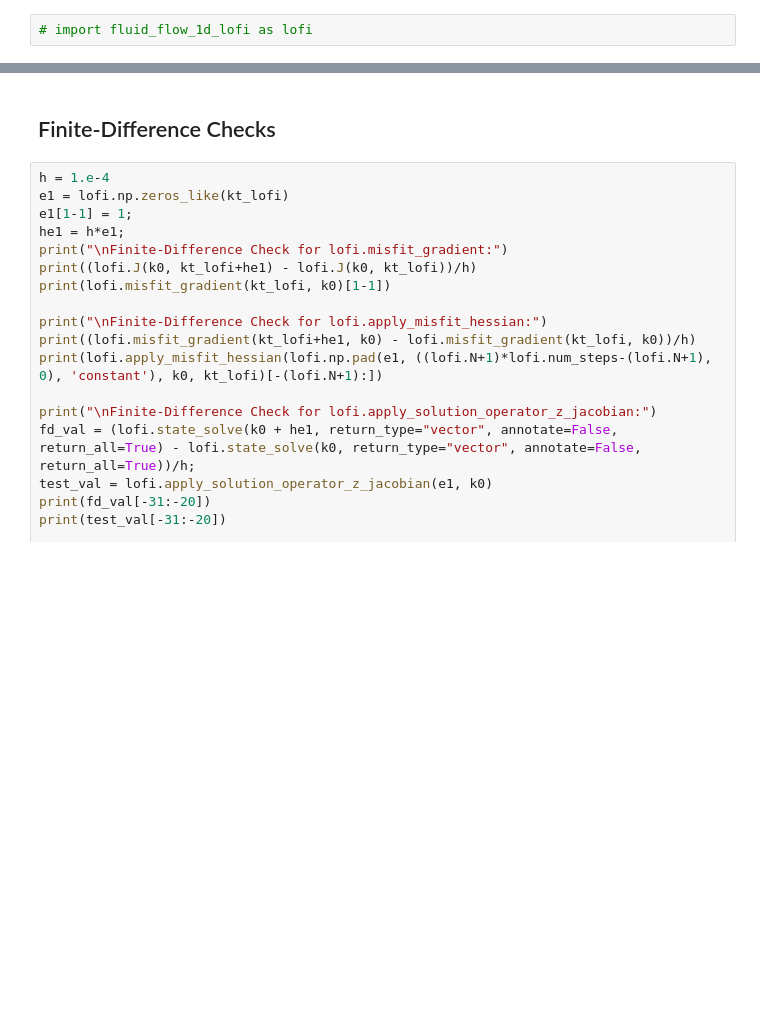
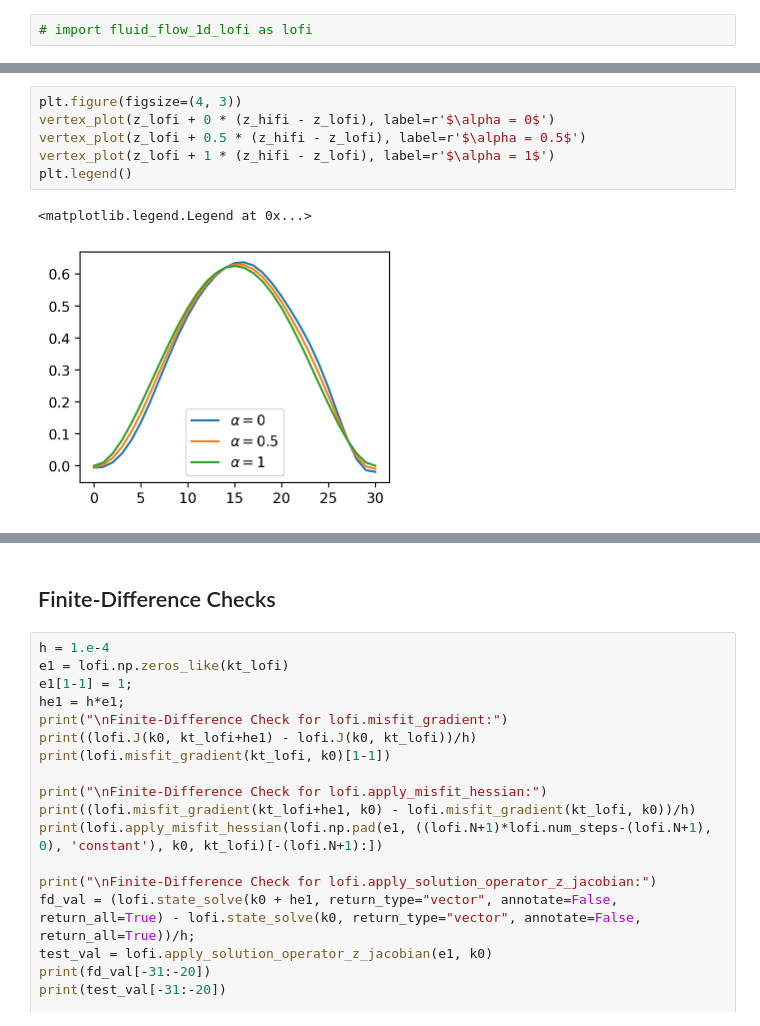
Before and after one commit to sandialabs/Sola, a Jupyter notebook: examples/Transient_Fluid_Flow_Tracer_1D/python/serverside/eval_discrepancy.ipynb, the cells around one changed output, grey strips where cells are left out. Cells and saved outputs as stored; diff of their text form; blank space fills up the shorter version.

```diff
--- a/examples/Transient_Fluid_Flow_Tracer_1D/python/serverside/eval_discrepancy.ipynb
+++ b/examples/Transient_Fluid_Flow_Tracer_1D/python/serverside/eval_discrepancy.ipynb
@@ -18,0 +125,9 @@ kt_lofi = lofi.state_solve(k0, return_type="vector", annotate=False, return_all=
+# %%
+plt.figure(figsize=(4, 3))
+vertex_plot(z_lofi + 0 * (z_hifi - z_lofi), label=r'$\alpha = 0$')
+vertex_plot(z_lofi + 0.5 * (z_hifi - z_lofi), label=r'$\alpha = 0.5$')
+vertex_plot(z_lofi + 1 * (z_hifi - z_lofi), label=r'$\alpha = 1$')
+plt.legend()
+# %% [output]
+<matplotlib.legend.Legend at 0x...>
+[figure, added]
```
Also changed, not shown: parts of 18 cells of this notebook, 7 other files.
